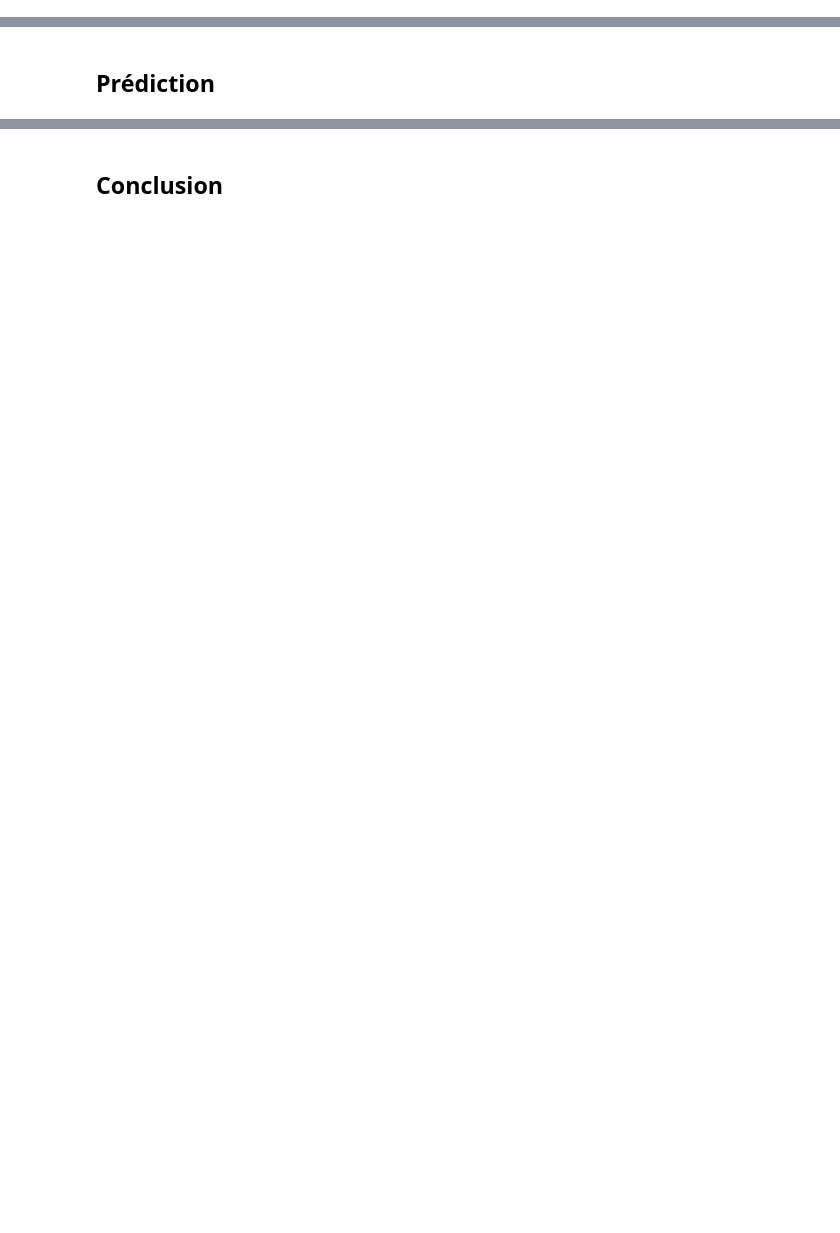
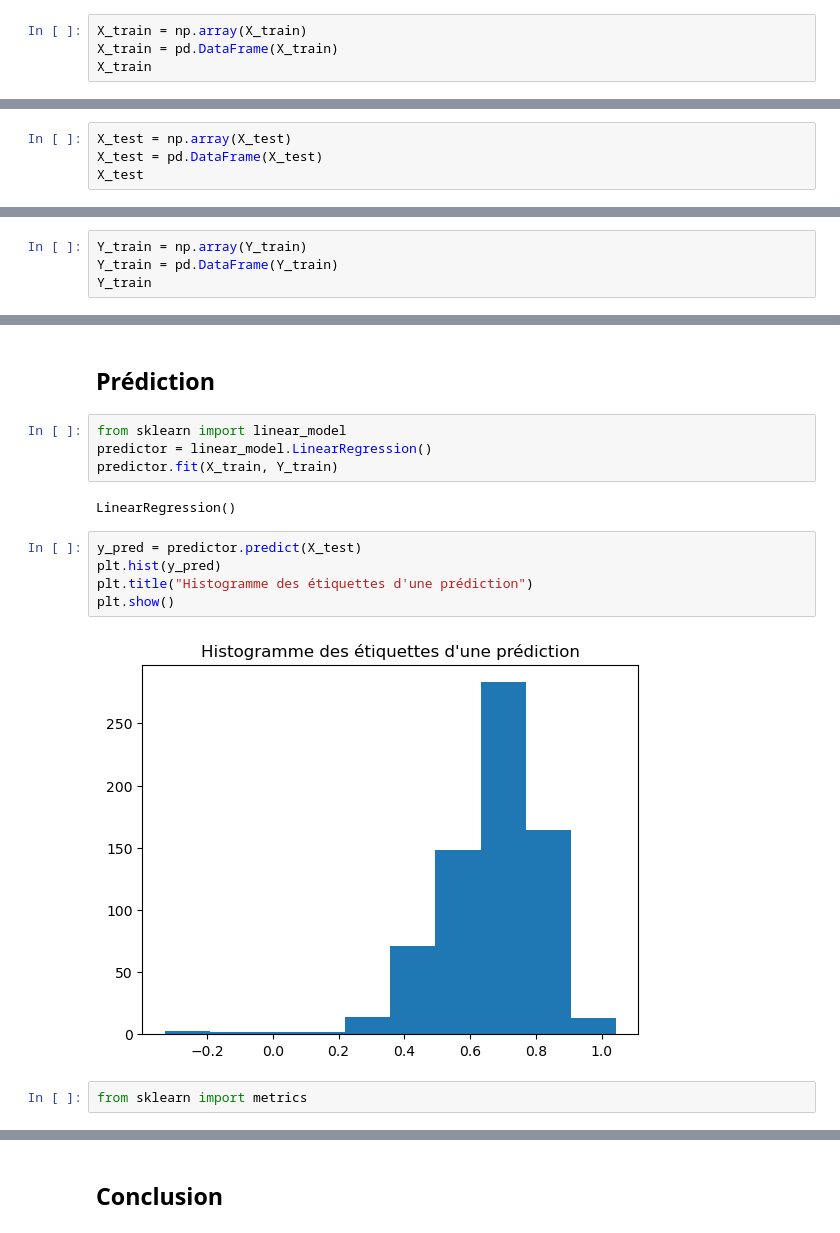
Before and after one commit to pierreberranger/Challenge_Solaire, a Jupyter notebook: challenge_solaire.ipynb, the cells around one changed output, grey strips where cells are left out. Saved outputs shown, nothing was run; the diff lists cells and outputs as text; blank space fills up the shorter version.

```diff
--- a/challenge_solaire.ipynb
+++ b/challenge_solaire.ipynb
@@ -109,0 +217,4 @@ plt.show()
+# %%
+X_train = np.array(X_train)
+X_train = pd.DataFrame(X_train)
+X_train
@@ -109,0 +235,4 @@ plt.show()
+# %%
+X_test = np.array(X_test)
+X_test = pd.DataFrame(X_test)
+X_test
@@ -109,0 +253,4 @@ plt.show()
+# %%
+Y_train = np.array(Y_train)
+Y_train = pd.DataFrame(Y_train)
+Y_train
@@ -110,2 +289,17 @@ plt.show()
 # %% [markdown]
 ## Prédiction
+# %%
+from sklearn import linear_model
+predictor = linear_model.LinearRegression()
+predictor.fit(X_train, Y_train)
+# %% [output]
+LinearRegression()
+# %%
+y_pred = predictor.predict(X_test)
+plt.hist(y_pred)
+plt.title("Histogramme des étiquettes d'une prédiction")
+plt.show()
+# %% [output]
+[figure, added]
+# %%
+from sklearn import metrics
```
Also changed, not shown: parts of 13 cells of this notebook.
